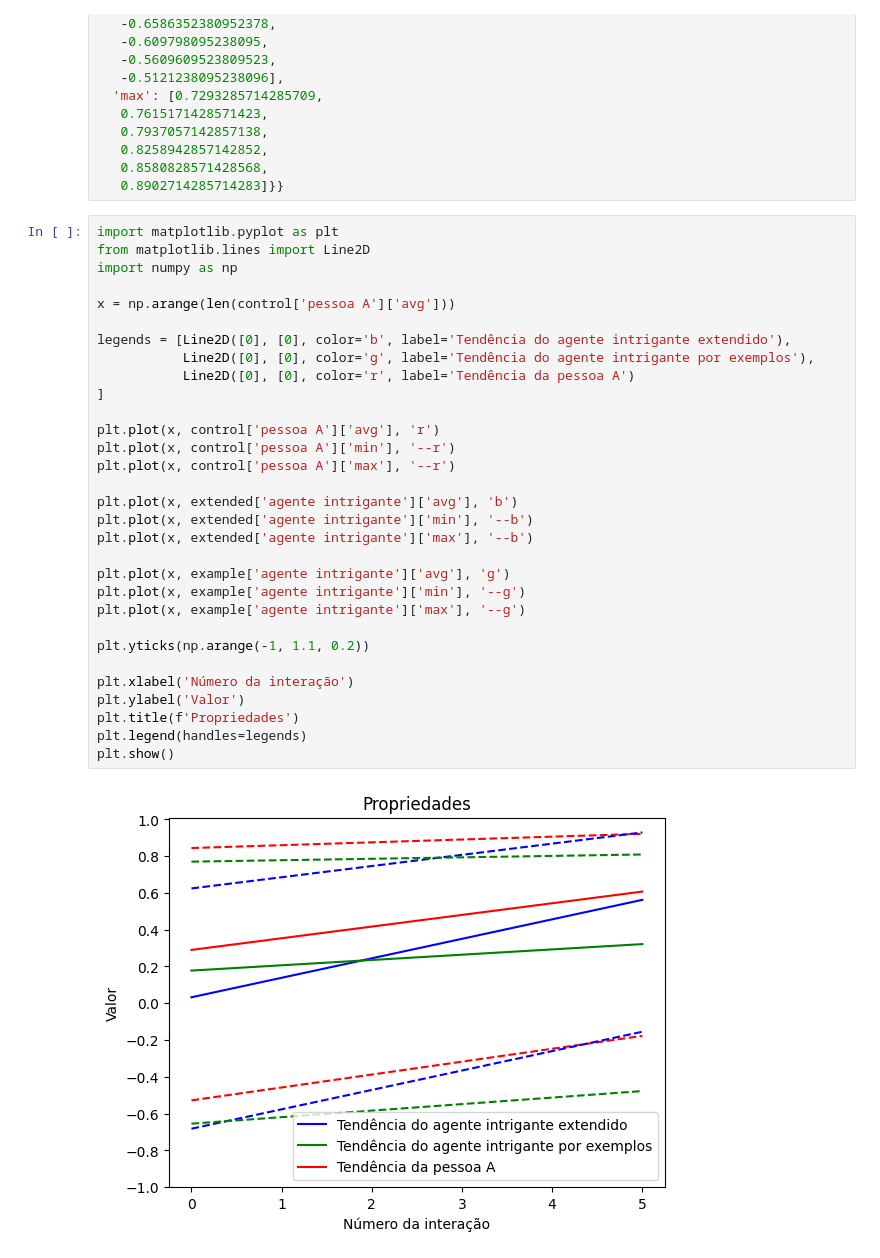
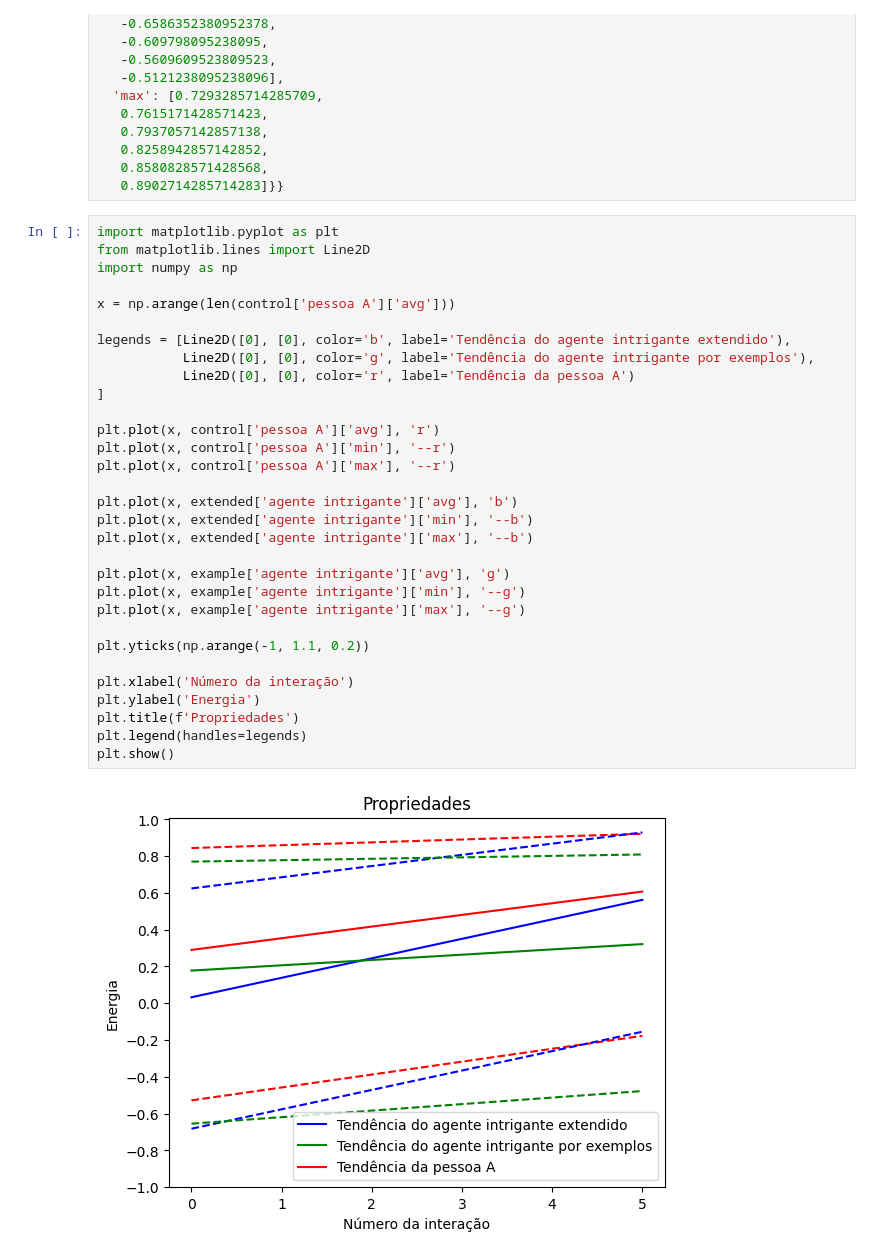
Before and after one commit to leomollmann/escuta-empatica, a Jupyter notebook: notebooks/compare.ipynb, the cells around one changed output. Drawn from its saved outputs; the diff is of its cells as text.

```diff
--- a/notebooks/compare.ipynb
+++ b/notebooks/compare.ipynb
@@ -113,35 +113,35 @@ example = {'agente intrigante': {'avg': [0.17775615763546784,
 import matplotlib.pyplot as plt
 from matplotlib.lines import Line2D
 import numpy as np
 
 x = np.arange(len(control['pessoa A']['avg']))
 
 legends = [Line2D([0], [0], color='b', label='Tendência do agente intrigante extendido'),
            Line2D([0], [0], color='g', label='Tendência do agente intrigante por exemplos'),
            Line2D([0], [0], color='r', label='Tendência da pessoa A')
 ]
 
 plt.plot(x, control['pessoa A']['avg'], 'r')
 plt.plot(x, control['pessoa A']['min'], '--r')
 plt.plot(x, control['pessoa A']['max'], '--r')
 
 plt.plot(x, extended['agente intrigante']['avg'], 'b')
 plt.plot(x, extended['agente intrigante']['min'], '--b')
 plt.plot(x, extended['agente intrigante']['max'], '--b')
 
 plt.plot(x, example['agente intrigante']['avg'], 'g')
 plt.plot(x, example['agente intrigante']['min'], '--g')
 plt.plot(x, example['agente intrigante']['max'], '--g')
 
 plt.yticks(np.arange(-1, 1.1, 0.2))
 
 plt.xlabel('Número da interação')
-plt.ylabel('Valor')
+plt.ylabel('Energia')
 plt.title(f'Propriedades')
 plt.legend(handles=legends)
 plt.show()
 # %% [output]
-[figure, old version]
+[figure, new version]
 # %%
 import matplotlib.pyplot as plt
 from matplotlib.lines import Line2D
```
Also changed, not shown: parts of 7 cells of this notebook, 8 other files.
